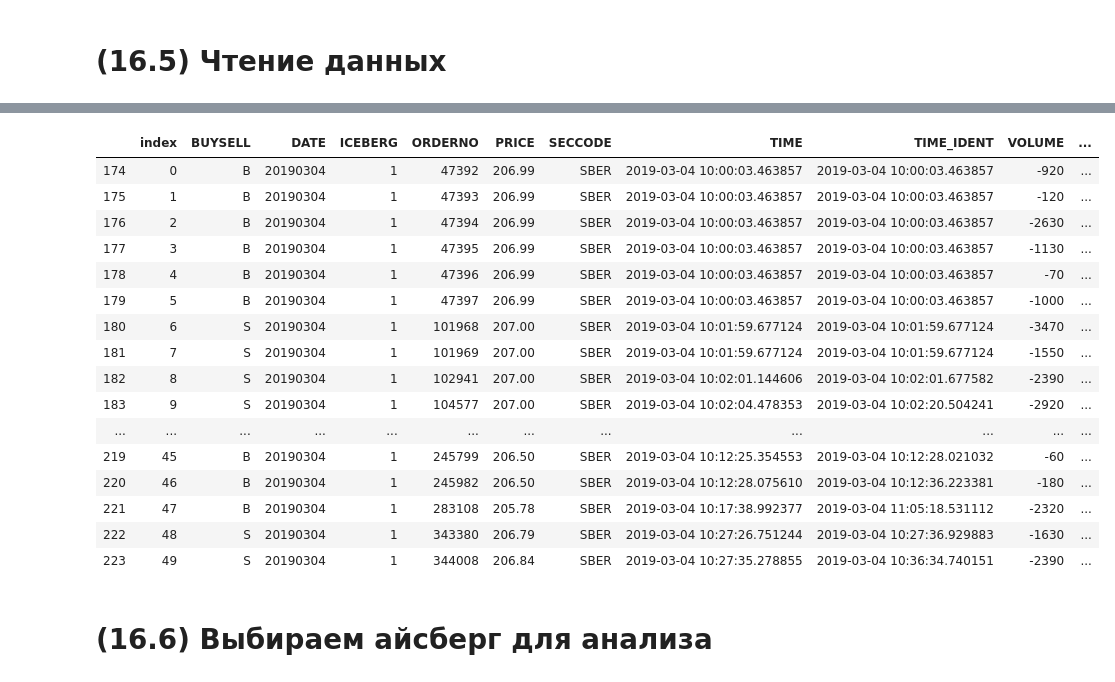
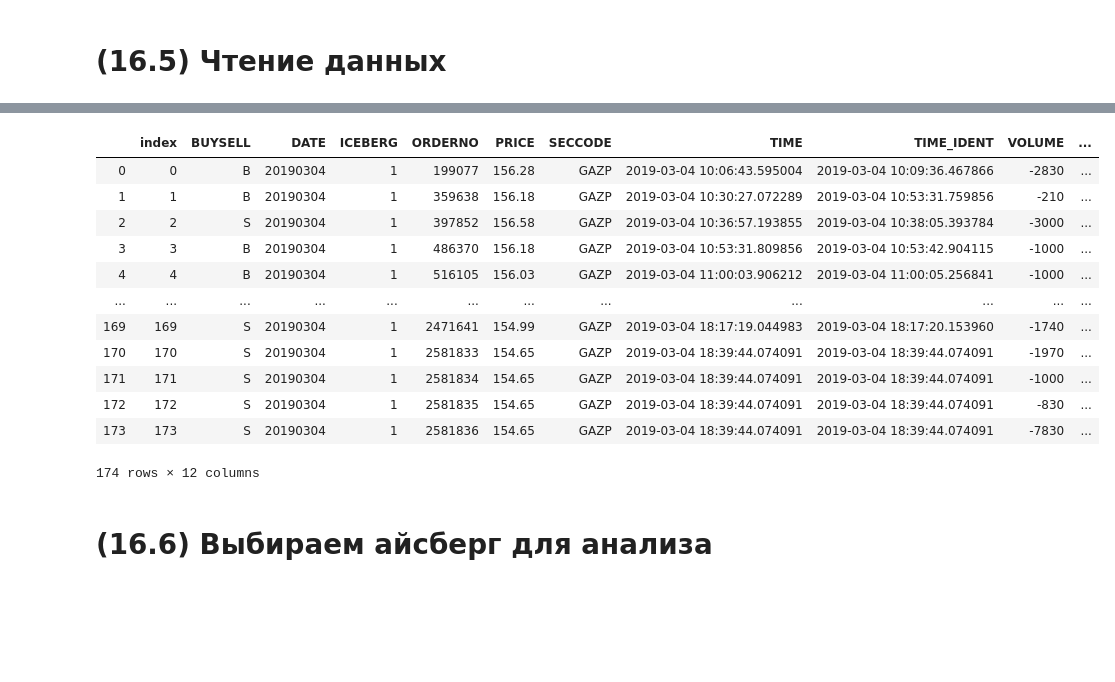
Before and after one commit to katya-luzina/master_thesis, a Jupyter notebook: 3. анализ окружения для создания микроцепочек.ipynb, the cells around one changed output, grey strips where cells are left out. Cells and saved outputs as stored; diff of their text form; code cells hidden in the pictures; blank space fills up the shorter version.

```diff
--- a/3. анализ окружения для создания микроцепочек.ipynb
+++ b/3. анализ окружения для создания микроцепочек.ipynb
@@ -177,27 +193,23 @@ iceberg_all['TIME_IDENT'] = [ReverseToDateTime(iceberg_all.together_time_identif
 iceberg_all['DELTA'] = iceberg_all['TIME_IDENT'] - iceberg_all['TIME']
 del iceberg_all['together_time']
 del iceberg_all['together_time_identified']
-ice_instr = iceberg_all[(iceberg_all.SECCODE == ticker) & (iceberg_all.DATE == date)]
-
-ice_instr.head(50)
-# %% [output]
-|  | index | BUYSELL | DATE | ICEBERG | ORDERNO | PRICE | SECCODE | TIME | TIME_IDENT | VOLUME | ... |
-| 174 | 0 | B | 20190304 | 1 | 47392 | 206.99 | SBER | 2019-03-04 10:00:03.463857 | 2019-03-04 10:00:03.463857 | -920 | ... |
-| 175 | 1 | B | 20190304 | 1 | 47393 | 206.99 | SBER | 2019-03-04 10:00:03.463857 | 2019-03-04 10:00:03.463857 | -120 | ... |
-| 176 | 2 | B | 20190304 | 1 | 47394 | 206.99 | SBER | 2019-03-04 10:00:03.463857 | 2019-03-04 10:00:03.463857 | -2630 | ... |
-| 177 | 3 | B | 20190304 | 1 | 47395 | 206.99 | SBER | 2019-03-04 10:00:03.463857 | 2019-03-04 10:00:03.463857 | -1130 | ... |
-| 178 | 4 | B | 20190304 | 1 | 47396 | 206.99 | SBER | 2019-03-04 10:00:03.463857 | 2019-03-04 10:00:03.463857 | -70 | ... |
-| 179 | 5 | B | 20190304 | 1 | 47397 | 206.99 | SBER | 2019-03-04 10:00:03.463857 | 2019-03-04 10:00:03.463857 | -1000 | ... |
-| 180 | 6 | S | 20190304 | 1 | 101968 | 207.00 | SBER | 2019-03-04 10:01:59.677124 | 2019-03-04 10:01:59.677124 | -3470 | ... |
-| 181 | 7 | S | 20190304 | 1 | 101969 | 207.00 | SBER | 2019-03-04 10:01:59.677124 | 2019-03-04 10:01:59.677124 | -1550 | ... |
-| 182 | 8 | S | 20190304 | 1 | 102941 | 207.00 | SBER | 2019-03-04 10:02:01.144606 | 2019-03-04 10:02:01.677582 | -2390 | ... |
-| 183 | 9 | S | 20190304 | 1 | 104577 | 207.00 | SBER | 2019-03-04 10:02:04.478353 | 2019-03-04 10:02:20.504241 | -2920 | ... |
-| ... | ... | ... | ... | ... | ... | ... | ... | ... | ... | ... | ... |
-| 219 | 45 | B | 20190304 | 1 | 245799 | 206.50 | SBER | 2019-03-04 10:12:25.354553 | 2019-03-04 10:12:28.021032 | -60 | ... |
-| 220 | 46 | B | 20190304 | 1 | 245982 | 206.50 | SBER | 2019-03-04 10:12:28.075610 | 2019-03-04 10:12:36.223381 | -180 | ... |
-| 221 | 47 | B | 20190304 | 1 | 283108 | 205.78 | SBER | 2019-03-04 10:17:38.992377 | 2019-03-04 11:05:18.531112 | -2320 | ... |
-| 222 | 48 | S | 20190304 | 1 | 343380 | 206.79 | SBER | 2019-03-04 10:27:26.751244 | 2019-03-04 10:27:36.929883 | -1630 | ... |
-| 223 | 49 | S | 20190304 | 1 | 344008 | 206.84 | SBER | 2019-03-04 10:27:35.278855 | 2019-03-04 10:36:34.740151 | -2390 | ... |
+# %%
+ice_instr = iceberg_all[(iceberg_all.SECCODE == ticker) & (iceberg_all.DATE == date)]
+ice_instr
+# %% [output]
+|  | index | BUYSELL | DATE | ICEBERG | ORDERNO | PRICE | SECCODE | TIME | TIME_IDENT | VOLUME | ... |
+| 0 | 0 | B | 20190304 | 1 | 199077 | 156.28 | GAZP | 2019-03-04 10:06:43.595004 | 2019-03-04 10:09:36.467866 | -2830 | ... |
+| 1 | 1 | B | 20190304 | 1 | 359638 | 156.18 | GAZP | 2019-03-04 10:30:27.072289 | 2019-03-04 10:53:31.759856 | -210 | ... |
+| 2 | 2 | S | 20190304 | 1 | 397852 | 156.58 | GAZP | 2019-03-04 10:36:57.193855 | 2019-03-04 10:38:05.393784 | -3000 | ... |
+| 3 | 3 | B | 20190304 | 1 | 486370 | 156.18 | GAZP | 2019-03-04 10:53:31.809856 | 2019-03-04 10:53:42.904115 | -1000 | ... |
+| 4 | 4 | B | 20190304 | 1 | 516105 | 156.03 | GAZP | 2019-03-04 11:00:03.906212 | 2019-03-04 11:00:05.256841 | -1000 | ... |
+| ... | ... | ... | ... | ... | ... | ... | ... | ... | ... | ... | ... |
+| 169 | 169 | S | 20190304 | 1 | 2471641 | 154.99 | GAZP | 2019-03-04 18:17:19.044983 | 2019-03-04 18:17:20.153960 | -1740 | ... |
+| 170 | 170 | S | 20190304 | 1 | 2581833 | 154.65 | GAZP | 2019-03-04 18:39:44.074091 | 2019-03-04 18:39:44.074091 | -1970 | ... |
+| 171 | 171 | S | 20190304 | 1 | 2581834 | 154.65 | GAZP | 2019-03-04 18:39:44.074091 | 2019-03-04 18:39:44.074091 | -1000 | ... |
+| 172 | 172 | S | 20190304 | 1 | 2581835 | 154.65 | GAZP | 2019-03-04 18:39:44.074091 | 2019-03-04 18:39:44.074091 | -830 | ... |
+| 173 | 173 | S | 20190304 | 1 | 2581836 | 154.65 | GAZP | 2019-03-04 18:39:44.074091 | 2019-03-04 18:39:44.074091 | -7830 | ... |
+174 rows × 12 columns
 # %% [markdown]
 # (16.6) Выбираем айсберг для анализа
 # %%
```
Also changed, not shown: parts of 18 cells of this notebook.
